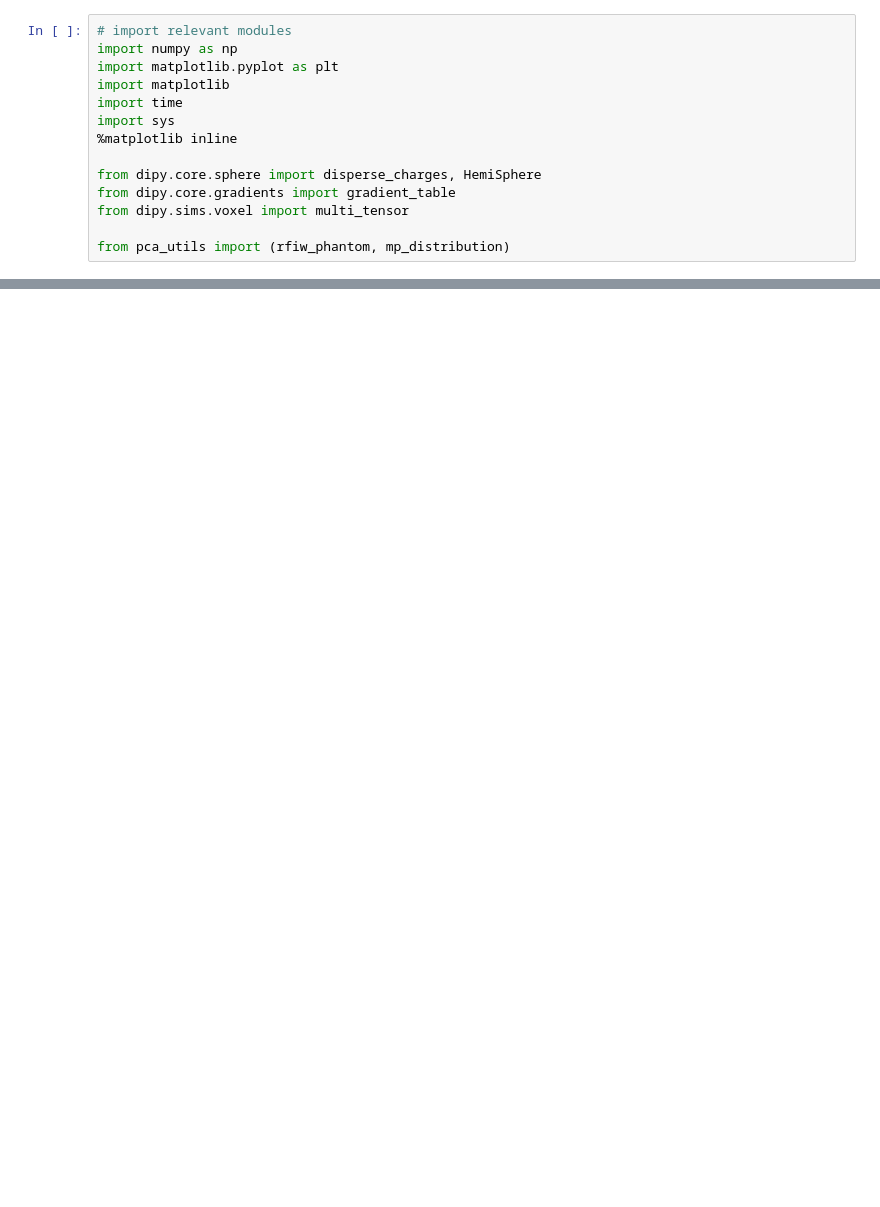
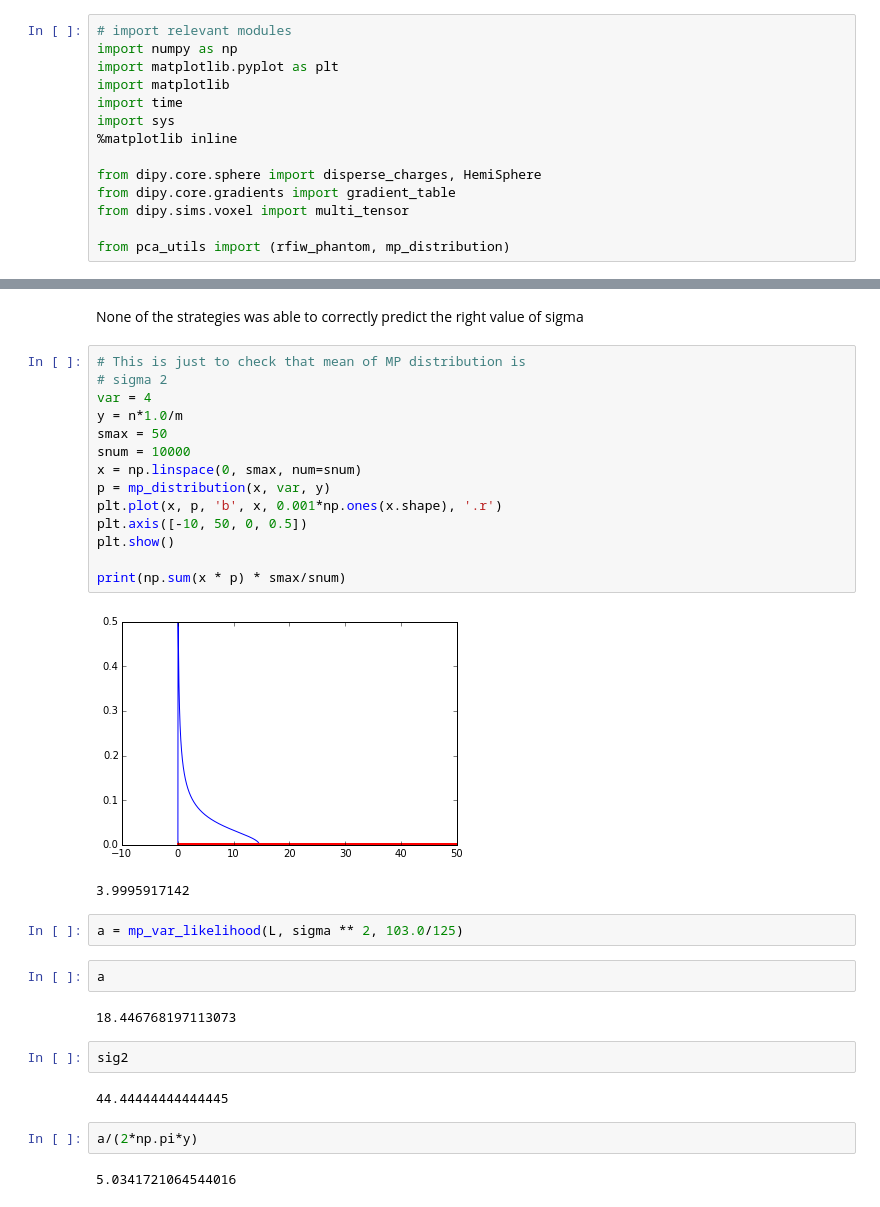
Before and after one commit to RafaelNH/dwi_pca_denoising, a Jupyter notebook: pca_analysis.ipynb, the cells around one changed output, grey strips where cells are left out. Cells and saved outputs as stored; diff of their text form; blank space fills up the shorter version.

```diff
--- a/pca_analysis.ipynb
+++ b/pca_analysis.ipynb
@@ -129,0 +128,33 @@ array([ -3.01694949e-13,  -2.39078454e-13,  -1.52650897e-13,
+# %% [markdown]
+None of the strategies was able to correctly predict the right value of sigma
+# %%
+# This is just to check that mean of MP distribution is
+# sigma 2
+var = 4
+y = n*1.0/m
+smax = 50
+snum = 10000
+x = np.linspace(0, smax, num=snum)
+p = mp_distribution(x, var, y)
+plt.plot(x, p, 'b', x, 0.001*np.ones(x.shape), '.r')
+plt.axis([-10, 50, 0, 0.5])
+plt.show()
+
+print(np.sum(x * p) * smax/snum)
+# %% [output]
+[figure, added]
+3.9995917142
+# %%
+a = mp_var_likelihood(L, sigma ** 2, 103.0/125)
+# %%
+a
+# %% [output]
+18.446768197113073
+# %%
+sig2
+# %% [output]
+44.44444444444445
+# %%
+a/(2*np.pi*y)
+# %% [output]
+5.0341721064544016
```
Also changed, not shown: parts of 19 cells of this notebook.
